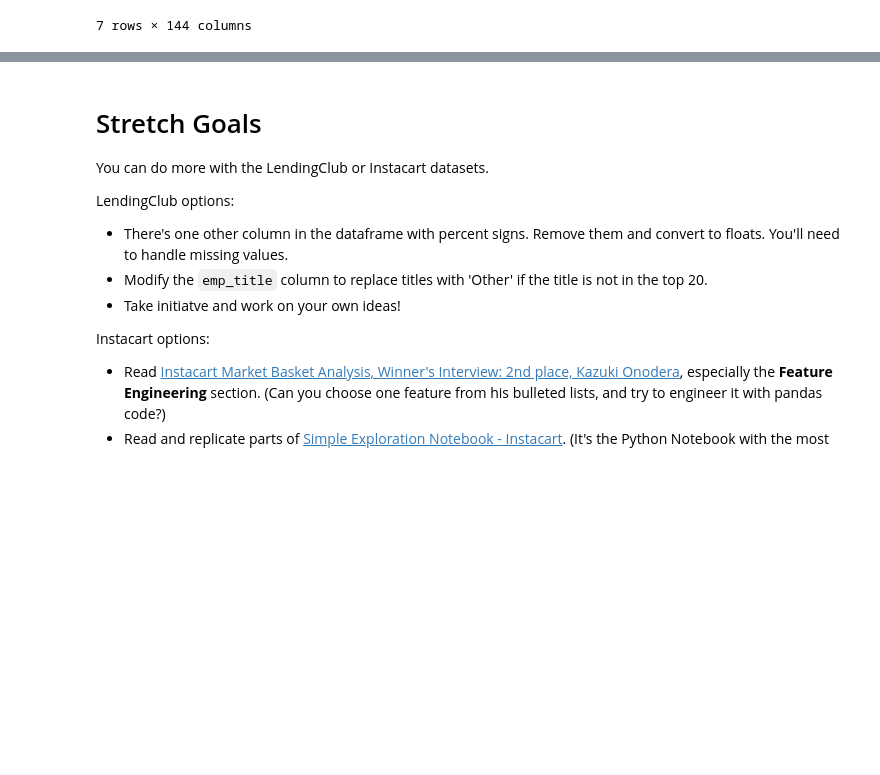
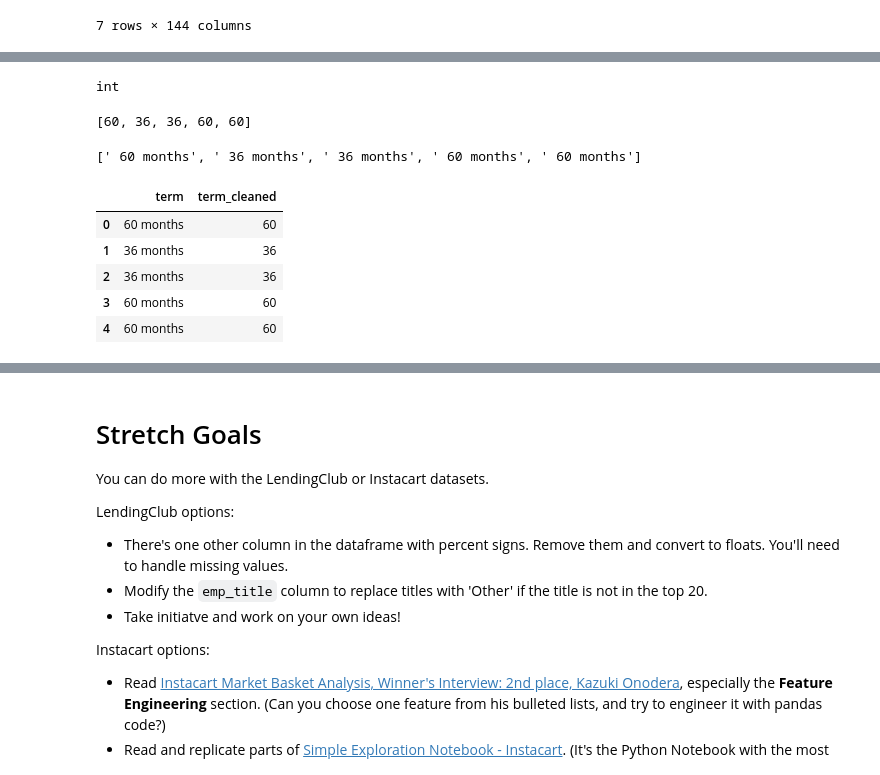
Before and after one commit to marianvinas/DS-Unit-1-Sprint-1-Data-Wrangling-and-Storytelling-1, a Jupyter notebook: module2-make-features/LS_DS_112_Make_Features_Assignment.ipynb, the cells around one changed output, grey strips where cells are left out. Drawn from its saved outputs; the diff is of its cells as text; code cells hidden in the pictures; blank space fills up the shorter version.

```diff
--- a/module2-make-features/LS_DS_112_Make_Features_Assignment.ipynb
+++ b/module2-make-features/LS_DS_112_Make_Features_Assignment.ipynb
@@ -70,0 +143,4 @@ loans_df.tail(7)
+# %%
+type(myfunc(term))
+# %% [output]
+int
@@ -70,0 +153,18 @@ loans_df.tail(7)
+# %%
+new_list[:5]
+# %% [output]
+[60, 36, 36, 60, 60]
+# %%
+list(loans_df['term'][:5])
+# %% [output]
+[' 60 months', ' 36 months', ' 36 months', ' 60 months', ' 60 months']
+# %%
+loans_df['term_cleaned']= pd.Series(new_list)
+loans_df[['term', 'term_cleaned']].head()
+# %% [output]
+|  | term | term_cleaned |
+| 0 | 60 months | 60 |
+| 1 | 36 months | 36 |
+| 2 | 36 months | 36 |
+| 3 | 60 months | 60 |
+| 4 | 60 months | 60 |
```
Also changed, not shown: parts of 18 cells of this notebook.
